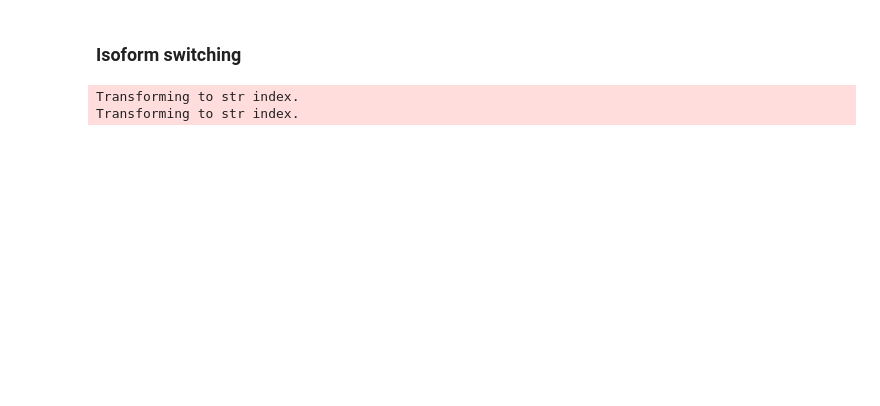
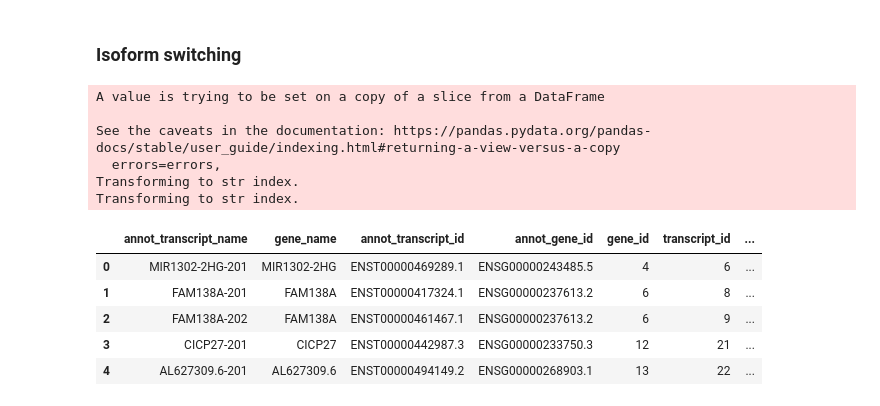
Before and after one commit to fairliereese/210413_pgp1, a Jupyter notebook: pgp1_lr.ipynb, the cells around one changed output. Cells and saved outputs as stored; diff of their text form; code cells hidden in the pictures; blank space fills up the shorter version.

```diff
--- a/pgp1_lr.ipynb
+++ b/pgp1_lr.ipynb
@@ -114,7 +503,13 @@ ab_file = 'talon/pgp1_talon_abundance.tsv'
 cond_map = {'Astrocytes': ['astro_1', 'astro_2'], \
             'Excitatory neurons': ['excite_neuron_1', 'excite_neuron_2'], \
             'PGP1': ['pgp1_1', 'pgp1_2']}
-adata = make_adata(ab_file, pass_list, cond_map)
+
+df = pd.read_csv(ab_file, sep='\t')
+adata = make_adata(df, cond_map, pass_list=pass_list)
 # %% [output]
+A value is trying to be set on a copy of a slice from a DataFrame
+
+See the caveats in the documentation: https://pandas.pydata.org/pandas-docs/stable/user_guide/indexing.html#returning-a-view-versus-a-copy
+  errors=errors,
 Transforming to str index.
 Transforming to str index.
@@ -155,0 +516,9 @@ def make_adata(ab_file, pass_list, cond_map):
+# %%
+adata.var.head()
+# %% [output]
+|  | annot_transcript_name | gene_name | annot_transcript_id | annot_gene_id | gene_id | transcript_id | ... |
+| 0 | MIR1302-2HG-201 | MIR1302-2HG | ENST00000469289.1 | ENSG00000243485.5 | 4 | 6 | ... |
+| 1 | FAM138A-201 | FAM138A | ENST00000417324.1 | ENSG00000237613.2 | 6 | 8 | ... |
+| 2 | FAM138A-202 | FAM138A | ENST00000461467.1 | ENSG00000237613.2 | 6 | 9 | ... |
+| 3 | CICP27-201 | CICP27 | ENST00000442987.3 | ENSG00000233750.3 | 12 | 21 | ... |
+| 4 | AL627309.6-201 | AL627309.6 | ENST00000494149.2 | ENSG00000268903.1 | 13 | 22 | ... |
```
Also changed, not shown: parts of 18 cells of this notebook.
